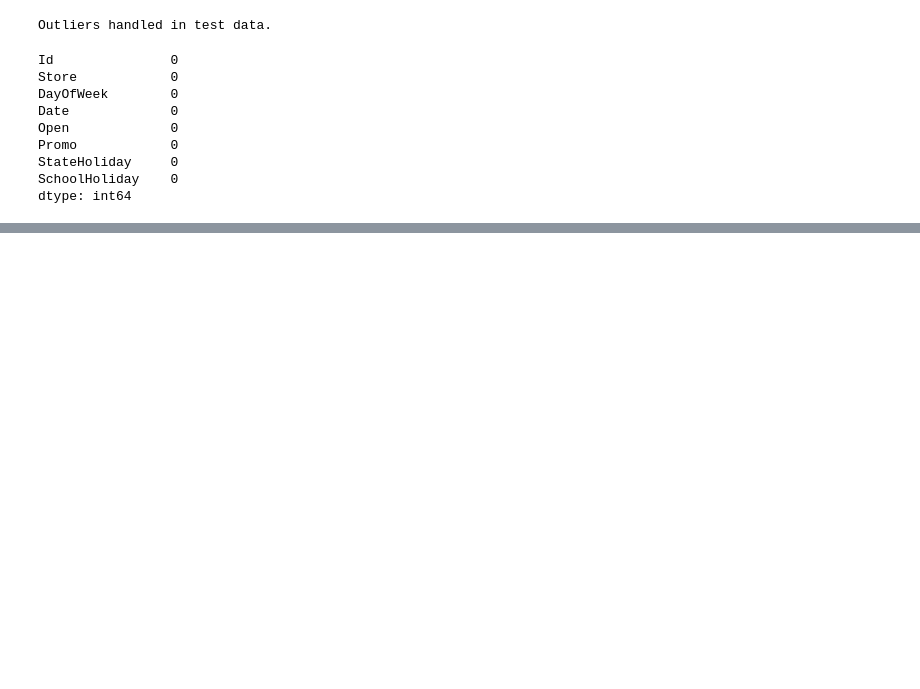
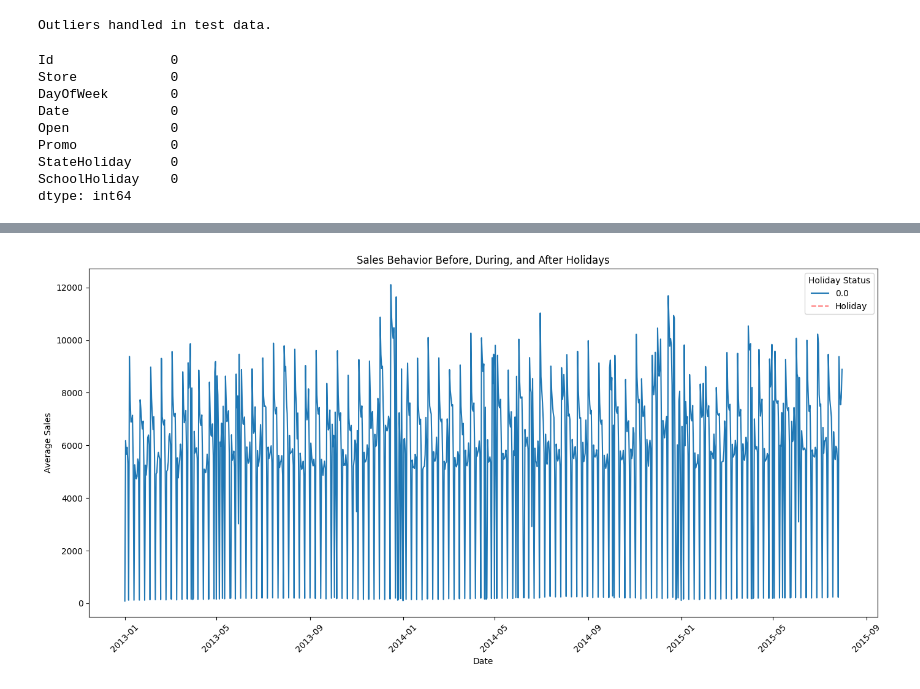
Before and after one commit to b-sam16/Rossmann-Sales-Forecasting, a Jupyter notebook: notebooks/eda.ipynb, the cells around one changed output, grey strips where cells are left out. Cells and saved outputs as stored; diff of their text form; code cells hidden in the pictures; blank space fills up the shorter version.

Commit message:
Visualized sales_during_holidays, seasonal_behavior, sales_customer_correlation.

```diff
--- a/notebooks/eda.ipynb
+++ b/notebooks/eda.ipynb
@@ -295,0 +296,3 @@ visualizer.compare_promo_distribution()
+# %%
+visualizer.sales_during_holidays()
+# %% [output]
@@ -295,0 +300 @@ visualizer.compare_promo_distribution()
+[figure, added]
```
Also changed, not shown: parts of 10 cells of this notebook, 1 other file.
